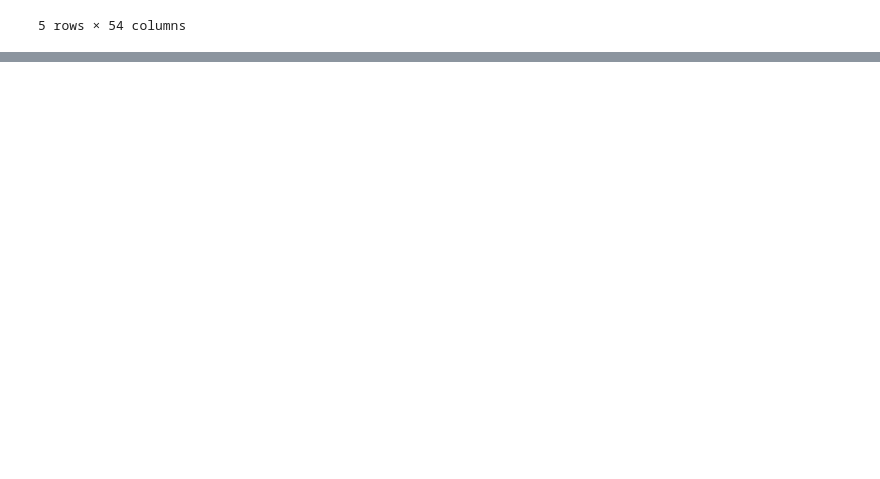
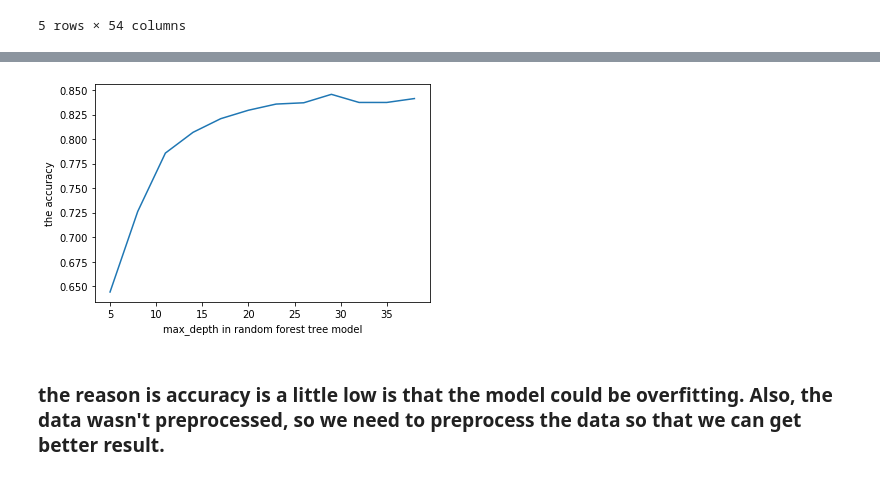
Before and after one commit to tiandiao123/Data-Mining-Final-Project, a Jupyter notebook: final project.ipynb, the cells around one changed output, grey strips where cells are left out. Drawn from its saved outputs; the diff is of its cells as text; code cells hidden in the pictures; blank space fills up the shorter version.

```diff
--- a/final project.ipynb
+++ b/final project.ipynb
@@ -137,0 +131,25 @@ train_GDBT(0.01, 15, 15, X_train,X_test, y_train, y_test)
+# %%
+from sklearn.ensemble import RandomForestClassifier
+# random forest tree model
+def train_inference_random_forest_tree(n_estimator_, max_depth_):
+    print(" the number of tree is " + str(n_estimator_))
+    print("train the random forest tree model with maxdepth is " +str(max_depth_))
+    model = RandomForestClassifier(max_depth=max_depth_)
+    model.fit(X_train, y_train)
+    predictions = model.predict(X_test)
+    return np.sum(predictions == y_test)/len(y_test), model
+# %%
+# train  random FT model and fix n_estimator == 10
+# thorugh change depth of tree to investigate the accuracy changes
+
+accuracy = []
+RFT_model = None
+max_acc = 0
+for num in range(5, 40, 3):
+    cur, model = train_inference_random_forest_tree(10, num)
+    if RFT_model==None or max_acc < cur:
+        max_acc = cur
+        RFT_model = model
+    accuracy.append(cur)
+print(accuracy)
+print("the best accuracy is : " +str(max_acc))
@@ -137,0 +183,9 @@ train_GDBT(0.01, 15, 15, X_train,X_test, y_train, y_test)
+# %%
+plt.plot(range(5, 40, 3), accuracy)
+plt.ylabel("the accuracy")
+plt.xlabel("max_depth in random forest tree model")
+plt.show()
+# %% [output]
+[figure, added]
+# %% [markdown]
+### the reason is accuracy is a little low is that the model could be overfitting. Also, the data wasn't preprocessed, so we need to preprocess the data so that we can get better result.
```
Also changed, not shown: parts of 34 cells of this notebook.
